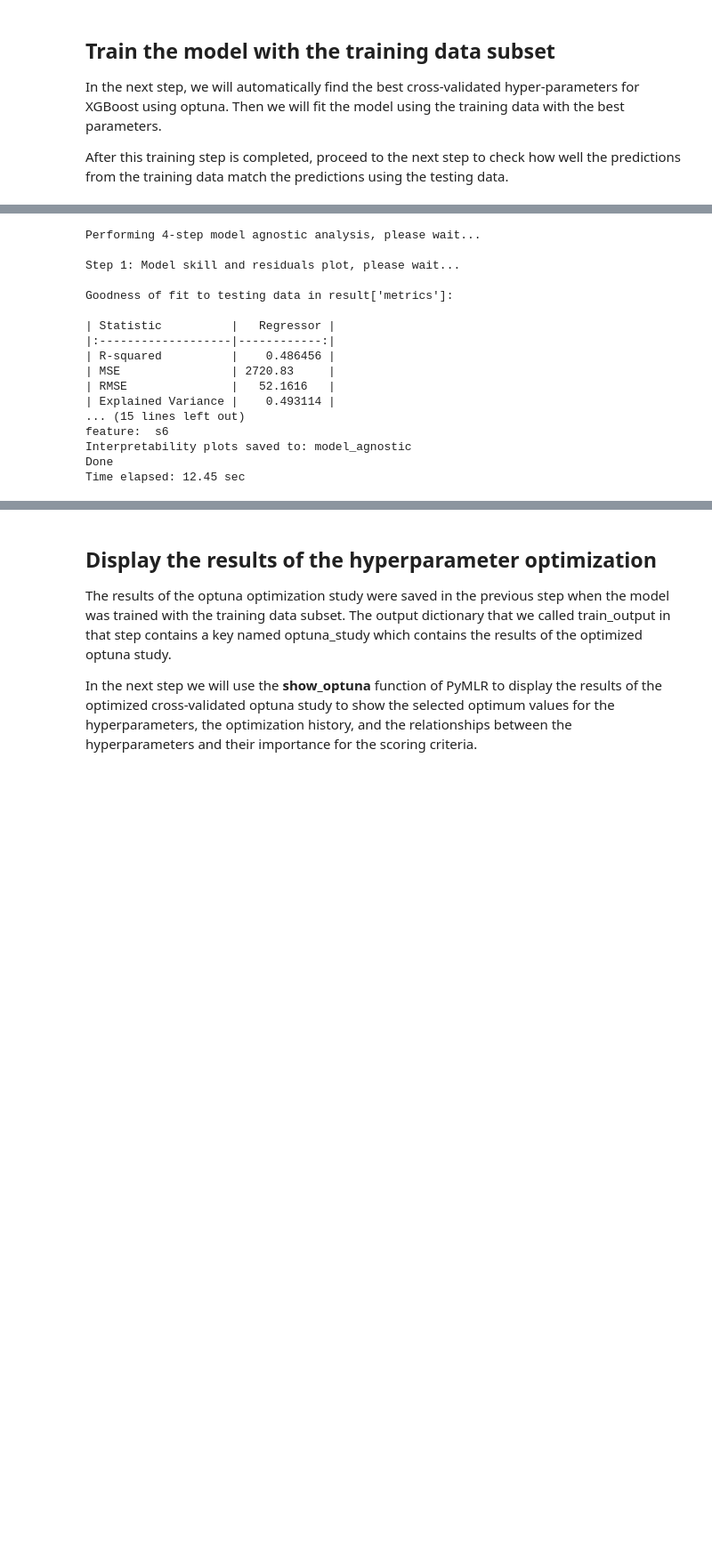
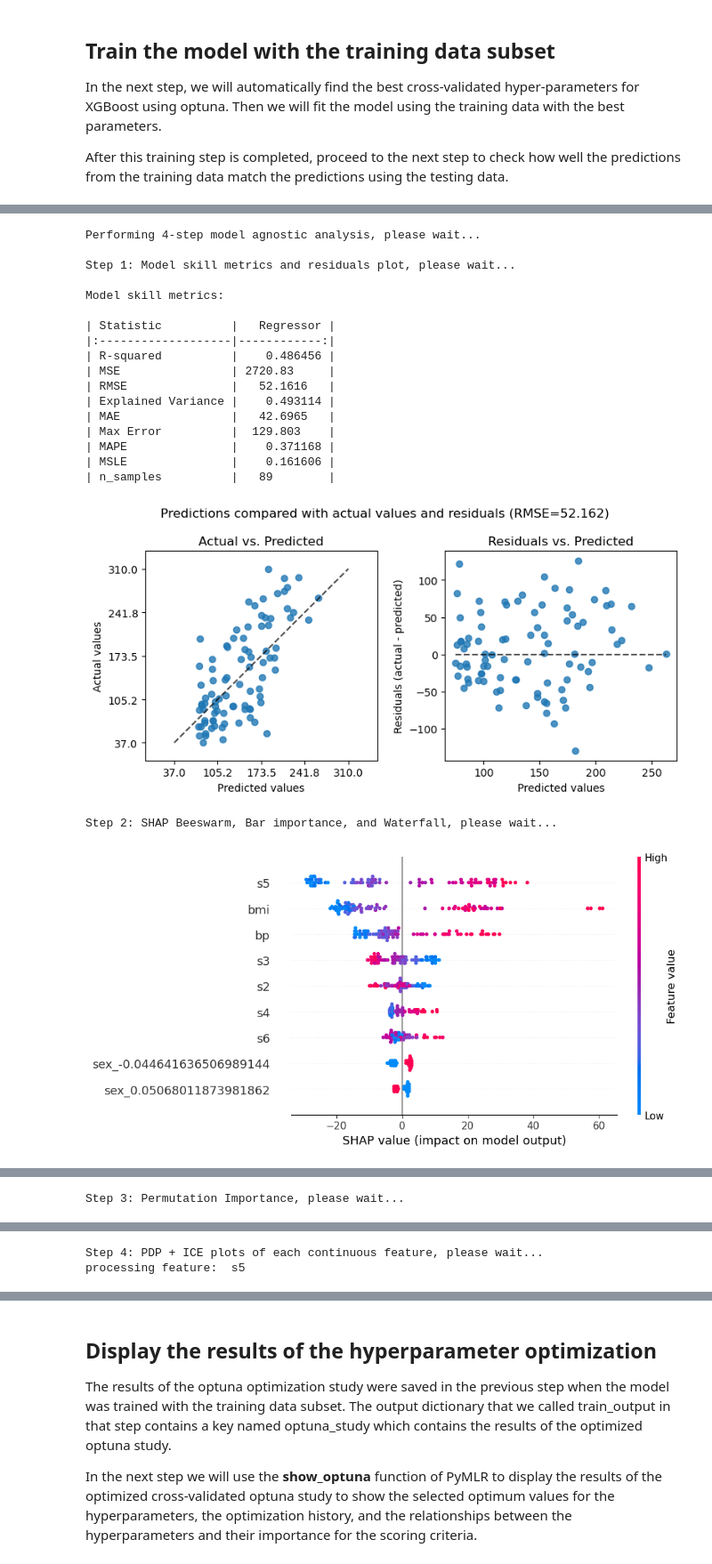
Before and after one commit to gjpelletier/PyMLR, a Jupyter notebook: Examples/Example_Model_Agnostic.ipynb, the cells around one changed output, grey strips where cells are left out. Shown at 89% size. Cells and saved outputs as stored; diff of their text form; code cells hidden in the pictures; blank space fills up the shorter version.

```diff
--- a/Examples/Example_Model_Agnostic.ipynb
+++ b/Examples/Example_Model_Agnostic.ipynb
@@ -96,24 +96,28 @@ The model-agnostic plots will be saved in the output_dir (default output_dir= 'm
 # %%
 from PyMLR import model_agnostic
 test_output = model_agnostic(train_model, X_test, y_test,
     preprocess_result= train_output['preprocess_result'],
     selected_features= train_output['selected_features'],
-    output_dir= 'model_agnostic')
+    output_dir= 'model_agnostic',
+    show=True)
 # %% [output]
 Performing 4-step model agnostic analysis, please wait...
 
-Step 1: Model skill and residuals plot, please wait...
+Step 1: Model skill metrics and residuals plot, please wait...
 
-Goodness of fit to testing data in result['metrics']:
+Model skill metrics:
 
 | Statistic          |   Regressor |
 |:-------------------|------------:|
 | R-squared          |    0.486456 |
 | MSE                | 2720.83     |
 | RMSE               |   52.1616   |
 | Explained Variance |    0.493114 |
-... (15 lines left out)
-feature:  s6
-Interpretability plots saved to: model_agnostic
-Done
-Time elapsed: 12.45 sec
+| MAE                |   42.6965   |
+| Max Error          |  129.803    |
+| MAPE               |    0.371168 |
+| MSLE               |    0.161606 |
+| n_samples          |   89        |
+[figure, added]
+Step 2: SHAP Beeswarm, Bar importance, and Waterfall, please wait...
+[figure, added]
@@ -119,0 +126 @@ Time elapsed: 12.45 sec
+Step 3: Permutation Importance, please wait...
@@ -119,0 +128,2 @@ Time elapsed: 12.45 sec
+Step 4: PDP + ICE plots of each continuous feature, please wait...
+processing feature:  s5
```
Also changed, not shown: parts of 6 cells of this notebook.
